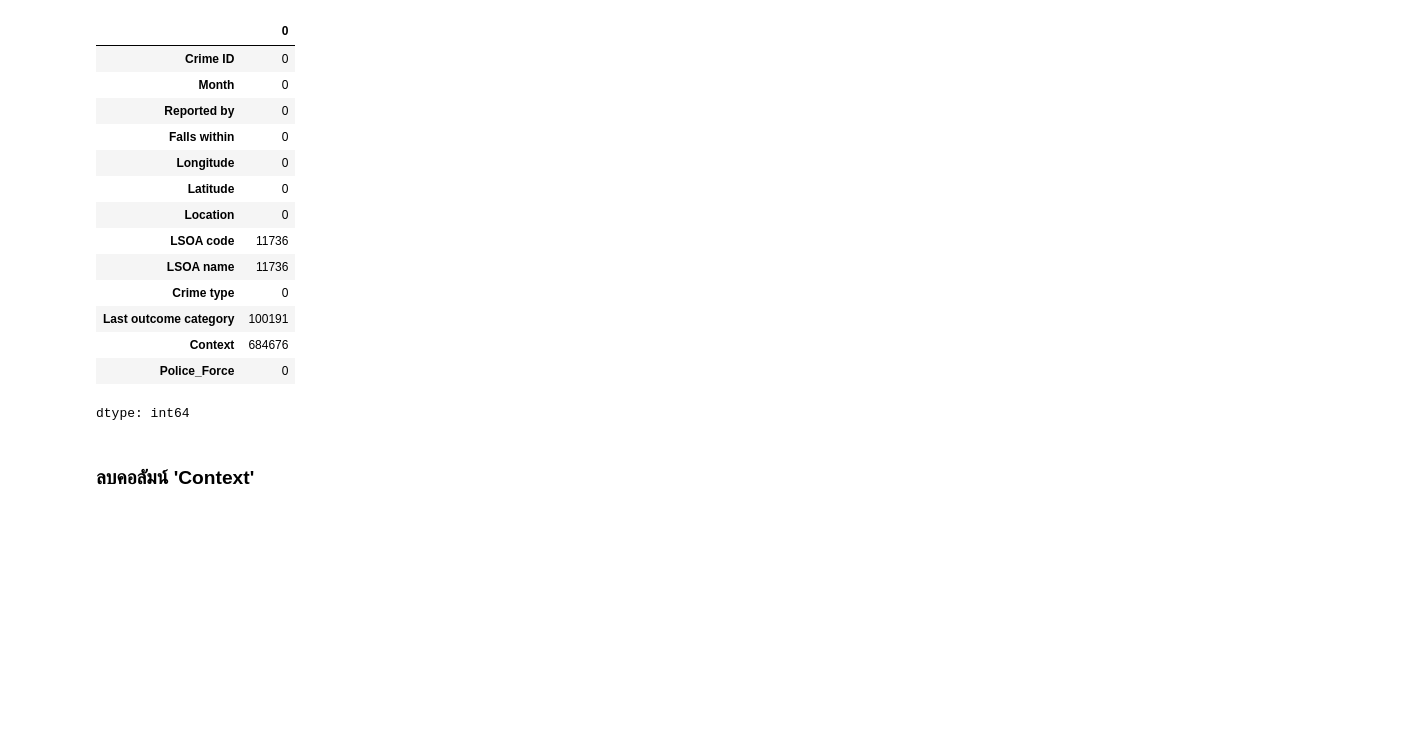
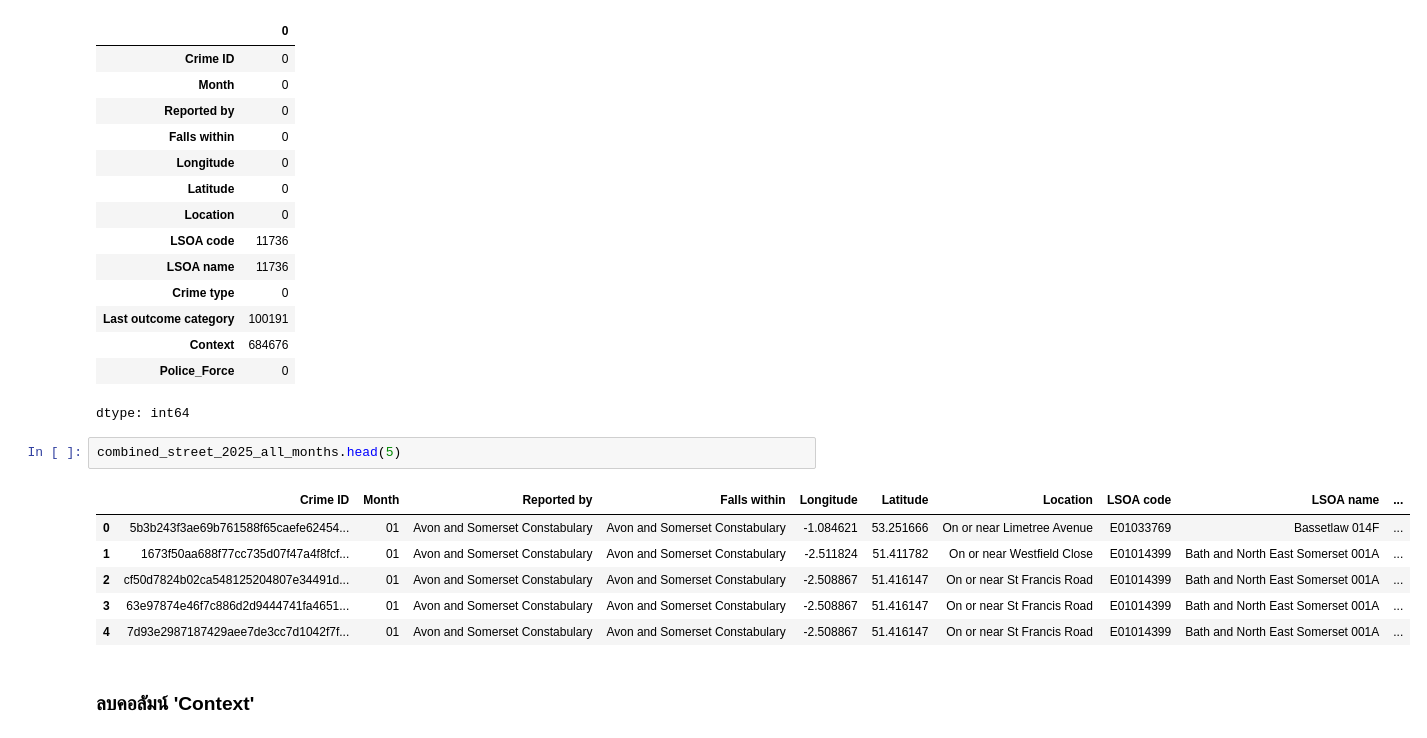
Before and after one commit to jangInw007/JENZY_Project, a Jupyter notebook: JENZY(nky)_is_perfect_project_Basicpro.ipynb, the cells around one changed output. Drawn from its saved outputs; the diff is of its cells as text; blank space fills up the shorter version.

```diff
--- a/JENZY(nky)_is_perfect_project_Basicpro.ipynb
+++ b/JENZY(nky)_is_perfect_project_Basicpro.ipynb
@@ -998,6 +998,15 @@ Missing values after filling Longitude and Latitude by Police Force:
 | Context | 684676 |
 | Police_Force | 0 |
 dtype: int64
+# %%
+combined_street_2025_all_months.head(5)
+# %% [output]
+|  | Crime ID | Month | Reported by | Falls within | Longitude | Latitude | Location | LSOA code | LSOA name | ... |
+| 0 | 5b3b243f3ae69b761588f65caefe62454... | 01 | Avon and Somerset Constabulary | Avon and Somerset Constabulary | -1.084621 | 53.251666 | On or near Limetree Avenue | E01033769 | Bassetlaw 014F | ... |
+| 1 | 1673f50aa688f77cc735d07f47a4f8fcf... | 01 | Avon and Somerset Constabulary | Avon and Somerset Constabulary | -2.511824 | 51.411782 | On or near Westfield Close | E01014399 | Bath and North East Somerset 001A | ... |
+| 2 | cf50d7824b02ca548125204807e34491d... | 01 | Avon and Somerset Constabulary | Avon and Somerset Constabulary | -2.508867 | 51.416147 | On or near St Francis Road | E01014399 | Bath and North East Somerset 001A | ... |
+| 3 | 63e97874e46f7c886d2d9444741fa4651... | 01 | Avon and Somerset Constabulary | Avon and Somerset Constabulary | -2.508867 | 51.416147 | On or near St Francis Road | E01014399 | Bath and North East Somerset 001A | ... |
+| 4 | 7d93e2987187429aee7de3cc7d1042f7f... | 01 | Avon and Somerset Constabulary | Avon and Somerset Constabulary | -2.508867 | 51.416147 | On or near St Francis Road | E01014399 | Bath and North East Somerset 001A | ... |
 # %% [markdown]
 ### ลบคอลัมน์ 'Context'
 # %%
```
